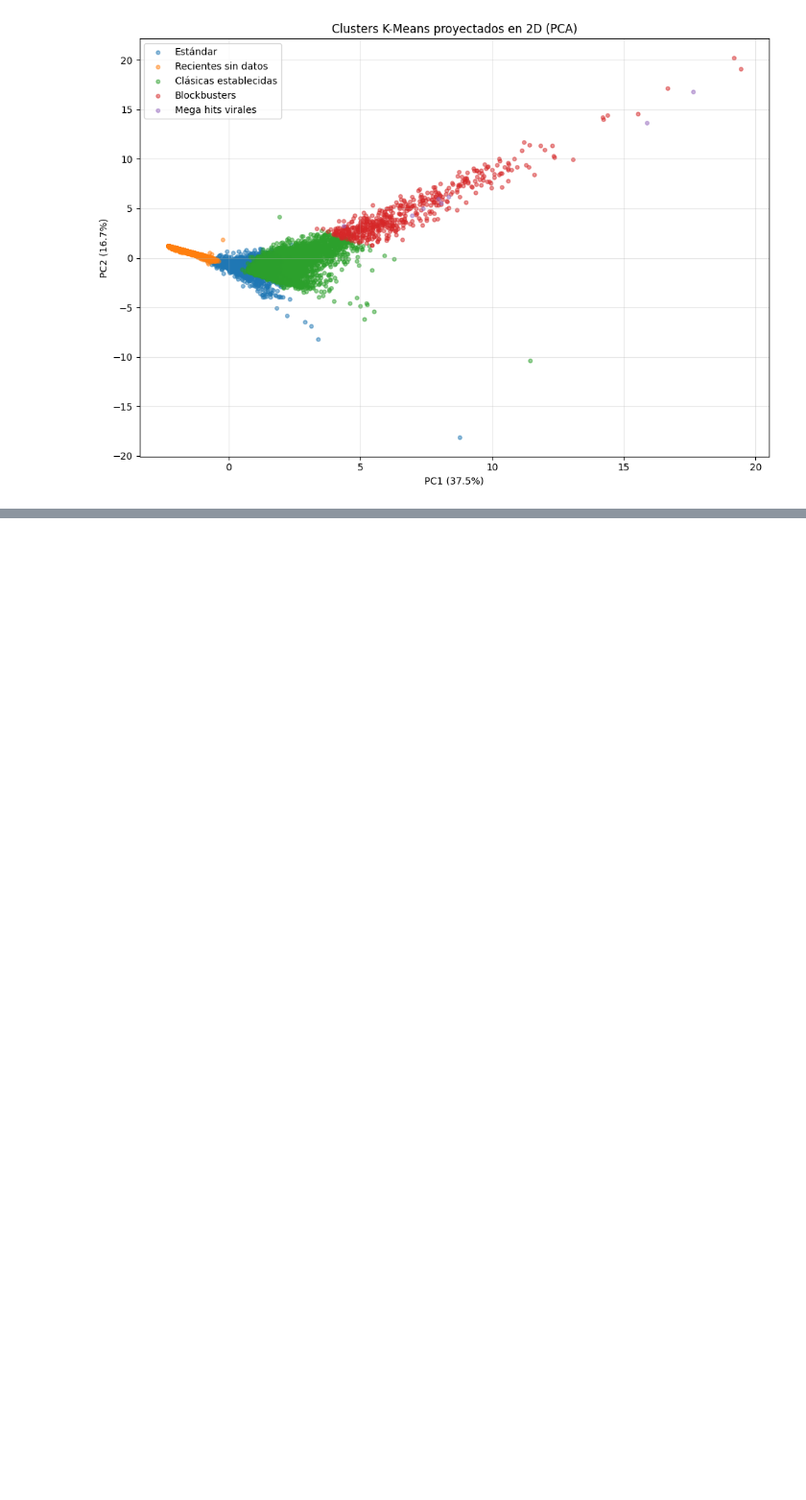
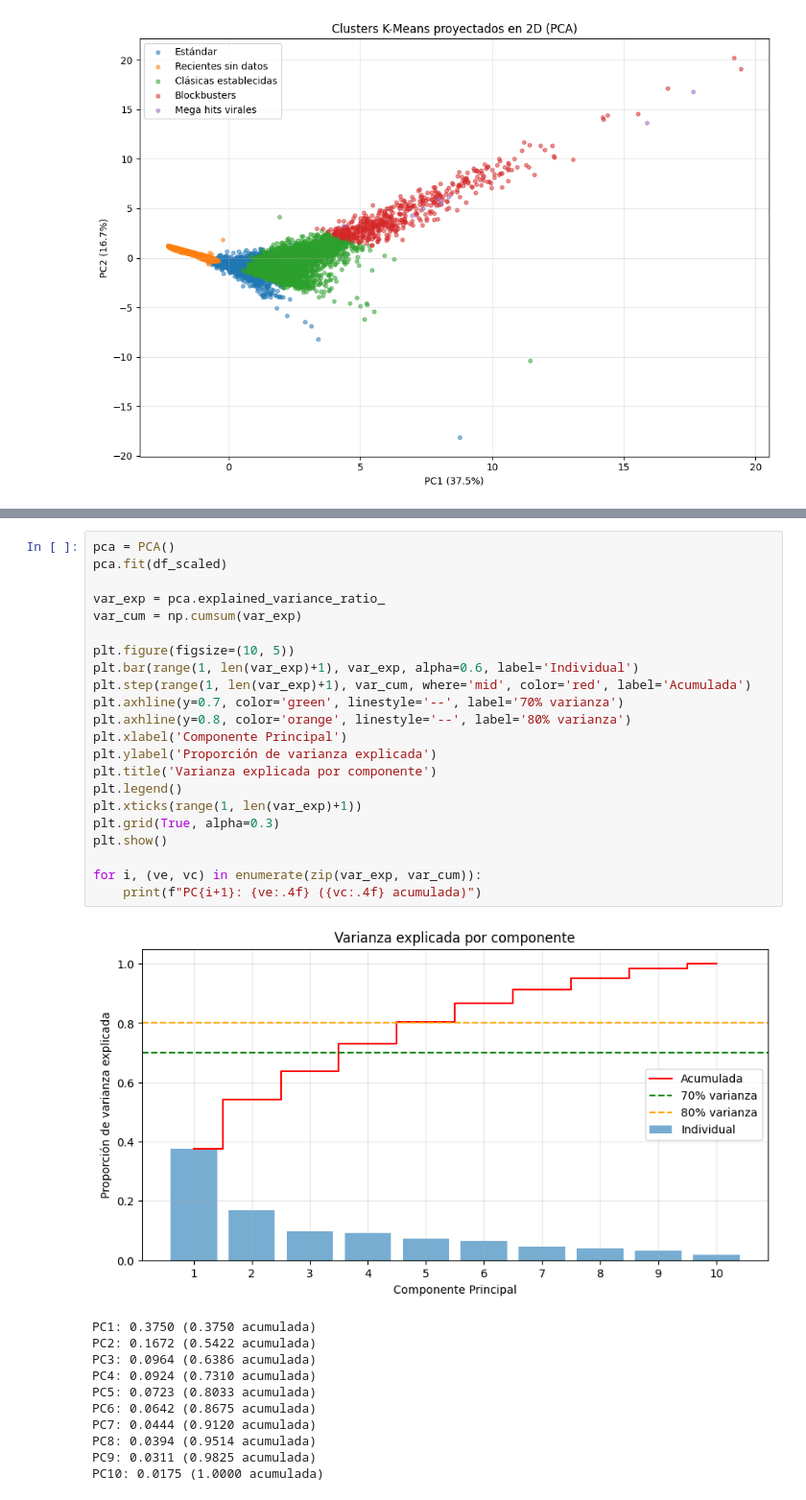
Before and after one commit to MiltonPolanco/Lab02-Mineria, a Jupyter notebook: lab2.ipynb, the cells around one changed output, grey strips where cells are left out. Shown at 96% size. Drawn from its saved outputs; the diff is of its cells as text; blank space fills up the shorter version.

Commit message:
Análisis de componentes Principales

```diff
--- a/lab2.ipynb
+++ b/lab2.ipynb
@@ -521,0 +552,34 @@ plt.show()
+# %%
+pca = PCA()
+pca.fit(df_scaled)
+
+var_exp = pca.explained_variance_ratio_
+var_cum = np.cumsum(var_exp)
+
+plt.figure(figsize=(10, 5))
+plt.bar(range(1, len(var_exp)+1), var_exp, alpha=0.6, label='Individual')
+plt.step(range(1, len(var_exp)+1), var_cum, where='mid', color='red', label='Acumulada')
+plt.axhline(y=0.7, color='green', linestyle='--', label='70% varianza')
+plt.axhline(y=0.8, color='orange', linestyle='--', label='80% varianza')
+plt.xlabel('Componente Principal')
+plt.ylabel('Proporción de varianza explicada')
+plt.title('Varianza explicada por componente')
+plt.legend()
+plt.xticks(range(1, len(var_exp)+1))
+plt.grid(True, alpha=0.3)
+plt.show()
+
+for i, (ve, vc) in enumerate(zip(var_exp, var_cum)):
+    print(f"PC{i+1}: {ve:.4f} ({vc:.4f} acumulada)")
+# %% [output]
+[figure, added]
+PC1: 0.3750 (0.3750 acumulada)
+PC2: 0.1672 (0.5422 acumulada)
+PC3: 0.0964 (0.6386 acumulada)
+PC4: 0.0924 (0.7310 acumulada)
+PC5: 0.0723 (0.8033 acumulada)
+PC6: 0.0642 (0.8675 acumulada)
+PC7: 0.0444 (0.9120 acumulada)
+PC8: 0.0394 (0.9514 acumulada)
+PC9: 0.0311 (0.9825 acumulada)
+PC10: 0.0175 (1.0000 acumulada)
```
Also changed, not shown: parts of 4 cells of this notebook, 1 other file.
